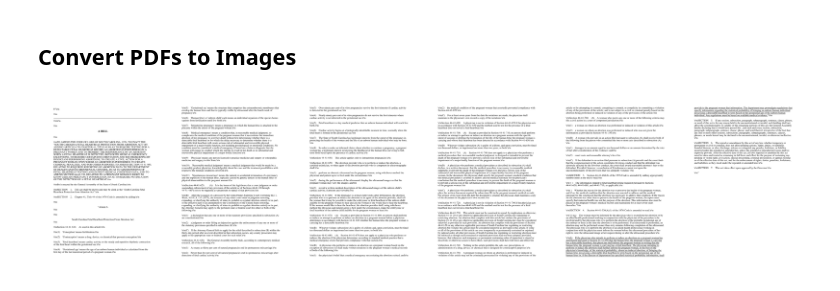
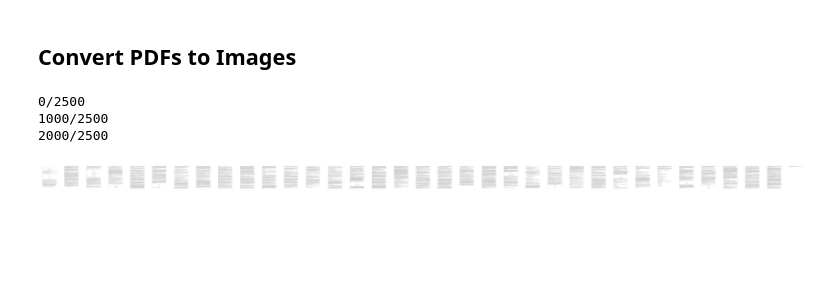
Before and after one commit to LunarSphere/2025_SC_LEGISLATION, a Jupyter notebook: finalModel.ipynb, the cells around one changed output. Cells and saved outputs as stored; diff of their text form; code cells hidden in the pictures; blank space fills up the shorter version.

```diff
--- a/finalModel.ipynb
+++ b/finalModel.ipynb
@@ -95,29 +112,41 @@ Successfully downloaded 1134473.pdf
 # %% [markdown]
 ## Convert PDFs to Images
 # %%
-from pdf2image import convert_from_path
 import matplotlib.pyplot as plt
 import fitz
 
 images = {}
+testBillIndex = 0
 
 # Save a dictionary of images of the pdf pages
-for pdf in pdfs:
-    doc = fitz.open(pdf)
-    images[pdf] = []
+pdfs.sort()
+for i in range(len(pdfs)):
+    if i % 1000 == 0:
+        print(f"{i}/{len(pdfs)}")
+    doc = fitz.open(pdfs[i])
+    images[i] = []
     for page in doc:
         pixmap = page.get_pixmap()
-        images[pdf].append(pixmap.pil_image())
+        images[i].append(pixmap.pil_image())
+    doc.close()
 
-# Plot the first bill's images
-fig, axes = plt.subplots(1, len(images[pdfs[0]]), figsize=(30, 30))
+# Plot the given test bill's images
+fig, axes = plt.subplots(1, len(images[testBillIndex]), figsize=(30, 30))
 
-for i, ax in enumerate(axes.flat):
-    img = images[pdfs[0]][i]
-    ax.imshow(img)
-    ax.axis("off")
+if len(images[testBillIndex]) > 1:
+    for i, ax in enumerate(axes.flat):
+        img = images[testBillIndex][i]
+        ax.imshow(img)
+        ax.axis("off")
+else:
+    img = images[testBillIndex][0]
+    axes.imshow(img)
+    axes.axis("off")
 
 plt.tight_layout()
 plt.show()
 # %% [output]
+0/2500
+1000/2500
+2000/2500
-[figure, old version]
+[figure, new version]
```
Also changed, not shown: parts of 6 cells of this notebook, 1 other file.
